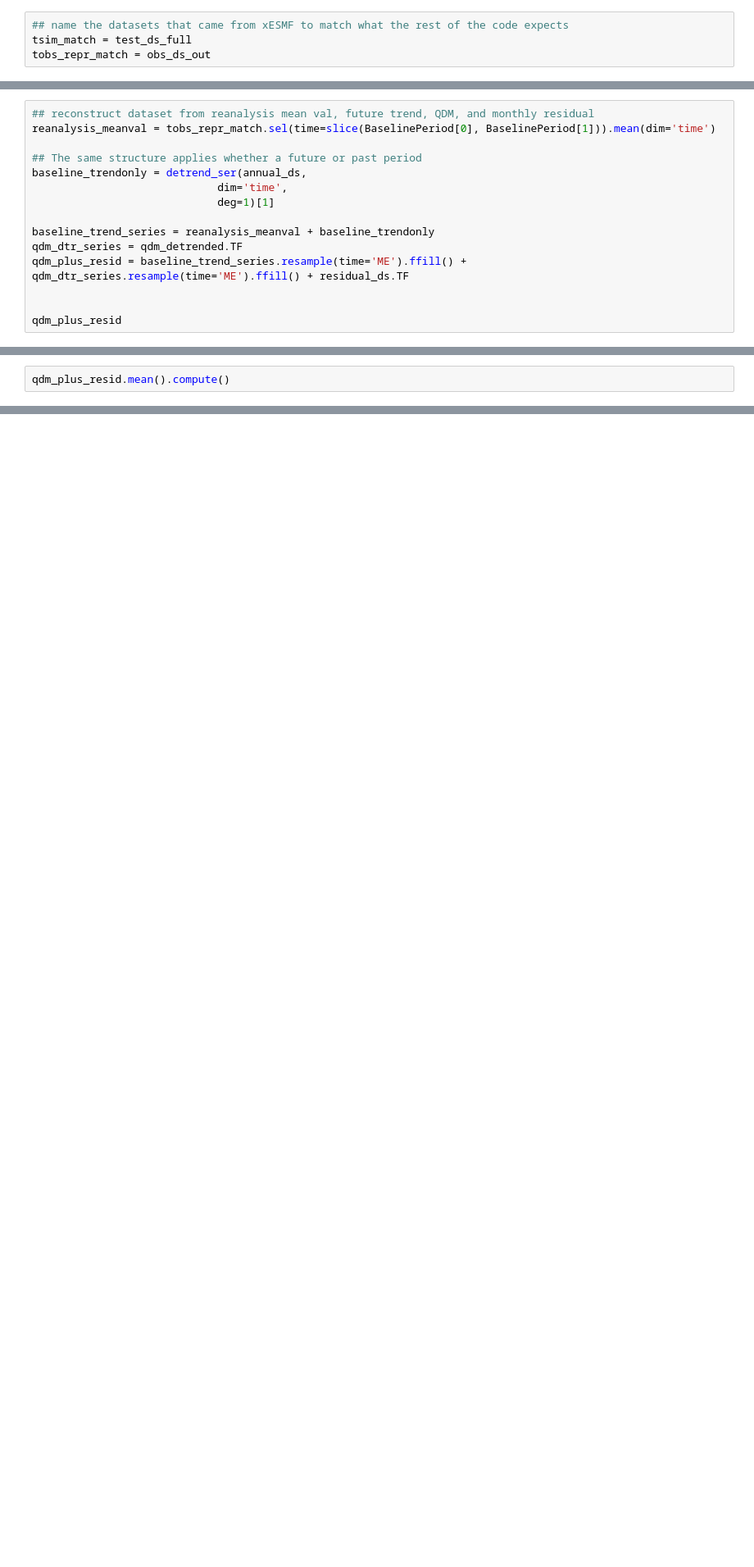
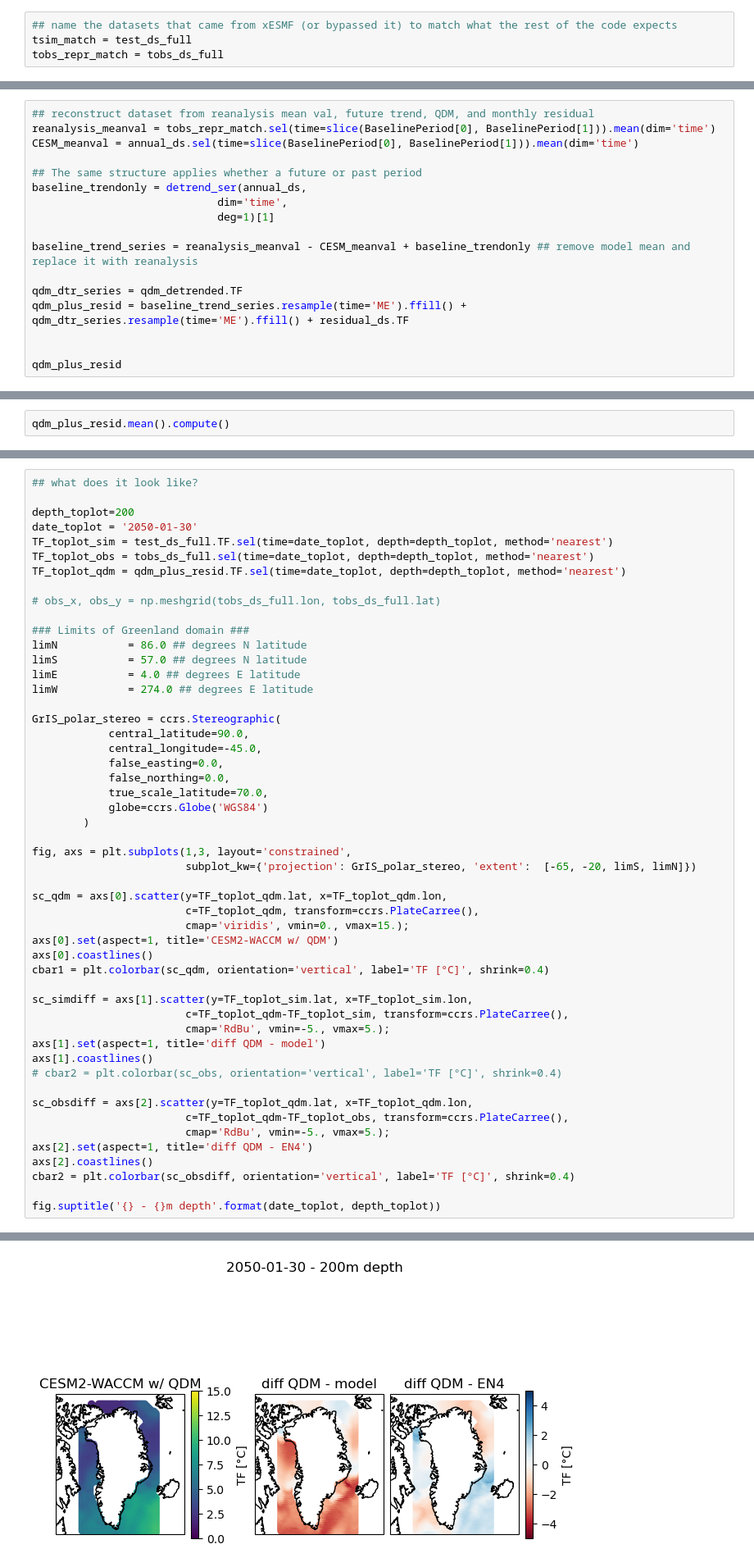
Before and after one commit to ehultee/gris-iceocean-process, a Jupyter notebook: Step2-QDM_CESM_WACCM-CCR.ipynb, the cells around one changed output, grey strips where cells are left out. Shown at 82% size. Saved outputs shown, nothing was run; the diff lists cells and outputs as text; blank space fills up the shorter version.

```diff
--- a/Step2-QDM_CESM_WACCM-CCR.ipynb
+++ b/Step2-QDM_CESM_WACCM-CCR.ipynb
@@ -850,9 +644,9 @@ Note Aug 30 2025: the regridding "works", but the regridded EN4 looks questionab
 ## Apply QDM correction
 We will apply the QDM correction on annual, de-trended series with the monthly residual variability re-applied afterward.
 # %%
-## name the datasets that came from xESMF to match what the rest of the code expects
+## name the datasets that came from xESMF (or bypassed it) to match what the rest of the code expects
 tsim_match = test_ds_full
-tobs_repr_match = obs_ds_out
+tobs_repr_match = tobs_ds_full
 # %% [markdown]
 ### Separate annual and monthly var
 # %%
@@ -913,13 +707,15 @@ qdm_detrended = apply_cmfunc(
 # %%
 ## reconstruct dataset from reanalysis mean val, future trend, QDM, and monthly residual
 reanalysis_meanval = tobs_repr_match.sel(time=slice(BaselinePeriod[0], BaselinePeriod[1])).mean(dim='time')
+CESM_meanval = annual_ds.sel(time=slice(BaselinePeriod[0], BaselinePeriod[1])).mean(dim='time')
 
 ## The same structure applies whether a future or past period
 baseline_trendonly = detrend_ser(annual_ds,
                              dim='time',
                              deg=1)[1]
 
-baseline_trend_series = reanalysis_meanval + baseline_trendonly
+baseline_trend_series = reanalysis_meanval - CESM_meanval + baseline_trendonly ## remove model mean and replace it with reanalysis
+
 qdm_dtr_series = qdm_detrended.TF
 qdm_plus_resid = baseline_trend_series.resample(time='ME').ffill() + qdm_dtr_series.resample(time='ME').ffill() + residual_ds.TF
 
@@ -929,0 +761,52 @@ qdm_plus_resid.mean().compute()
+# %%
+## what does it look like?
+
+depth_toplot=200
+date_toplot = '2050-01-30'
+TF_toplot_sim = test_ds_full.TF.sel(time=date_toplot, depth=depth_toplot, method='nearest')
+TF_toplot_obs = tobs_ds_full.sel(time=date_toplot, depth=depth_toplot, method='nearest')
+TF_toplot_qdm = qdm_plus_resid.TF.sel(time=date_toplot, depth=depth_toplot, method='nearest')
+
+# obs_x, obs_y = np.meshgrid(tobs_ds_full.lon, tobs_ds_full.lat)
+
+### Limits of Greenland domain ###
+limN           = 86.0 ## degrees N latitude
+limS           = 57.0 ## degrees N latitude
+limE           = 4.0 ## degrees E latitude
+limW           = 274.0 ## degrees E latitude
+
+GrIS_polar_stereo = ccrs.Stereographic(
+            central_latitude=90.0,
+            central_longitude=-45.0,
+            false_easting=0.0,
+            false_northing=0.0,
+            true_scale_latitude=70.0,
+            globe=ccrs.Globe('WGS84')
+        )
+
+fig, axs = plt.subplots(1,3, layout='constrained',
+                        subplot_kw={'projection': GrIS_polar_stereo, 'extent':  [-65, -20, limS, limN]})
+
+sc_qdm = axs[0].scatter(y=TF_toplot_qdm.lat, x=TF_toplot_qdm.lon,
+                        c=TF_toplot_qdm, transform=ccrs.PlateCarree(),
+                        cmap='viridis', vmin=0., vmax=15.);
+axs[0].set(aspect=1, title='CESM2-WACCM w/ QDM')
+axs[0].coastlines()
+cbar1 = plt.colorbar(sc_qdm, orientation='vertical', label='TF [°C]', shrink=0.4)
+
+sc_simdiff = axs[1].scatter(y=TF_toplot_sim.lat, x=TF_toplot_sim.lon,
+                        c=TF_toplot_qdm-TF_toplot_sim, transform=ccrs.PlateCarree(),
+                        cmap='RdBu', vmin=-5., vmax=5.);
+axs[1].set(aspect=1, title='diff QDM - model')
+axs[1].coastlines()
+# cbar2 = plt.colorbar(sc_obs, orientation='vertical', label='TF [°C]', shrink=0.4)
+
+sc_obsdiff = axs[2].scatter(y=TF_toplot_qdm.lat, x=TF_toplot_qdm.lon,
+                        c=TF_toplot_qdm-TF_toplot_obs, transform=ccrs.PlateCarree(),
+                        cmap='RdBu', vmin=-5., vmax=5.);
+axs[2].set(aspect=1, title='diff QDM - EN4')
+axs[2].coastlines()
+cbar2 = plt.colorbar(sc_obsdiff, orientation='vertical', label='TF [°C]', shrink=0.4)
+
+fig.suptitle('{} - {}m depth'.format(date_toplot, depth_toplot))
+# %% [output]
@@ -930,3 +814,4 @@ qdm_plus_resid.mean().compute()
+[figure, added]
 # %%
 ## test write out
 from datetime import datetime, date
```
Also changed, not shown: parts of 23 cells of this notebook, 1 other file.
